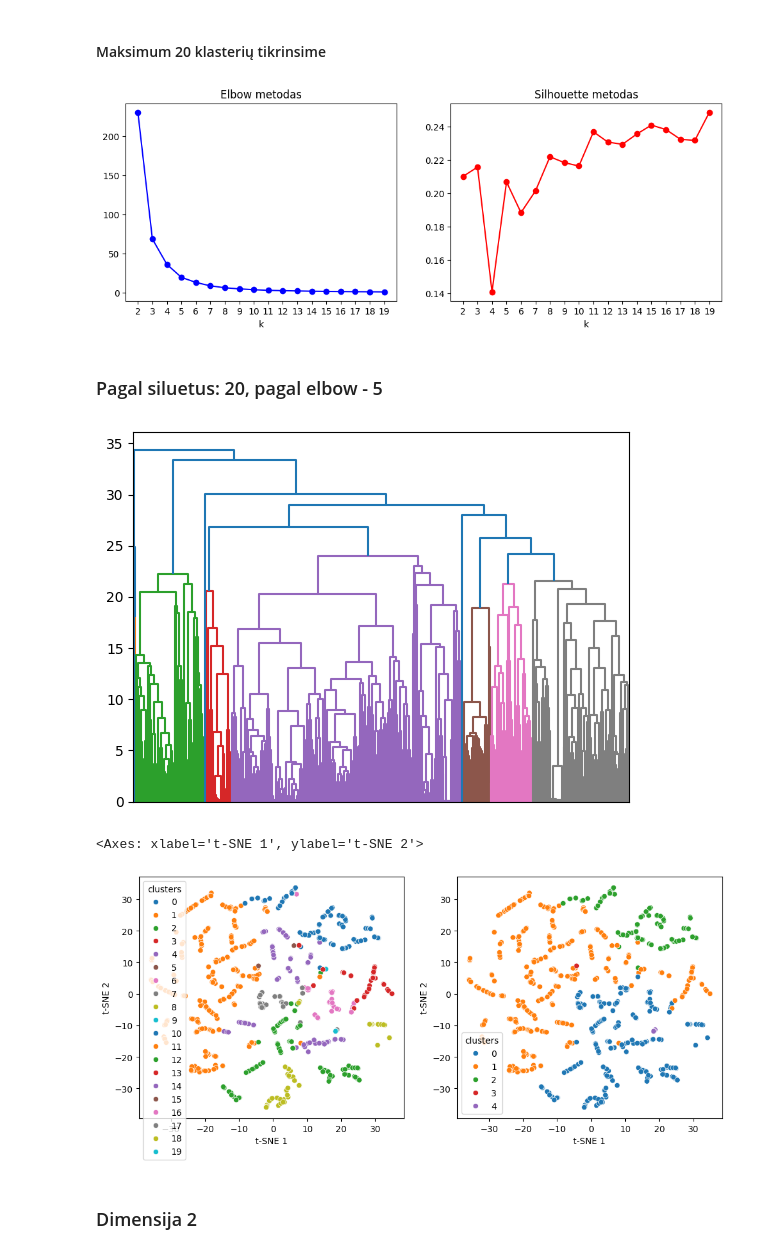
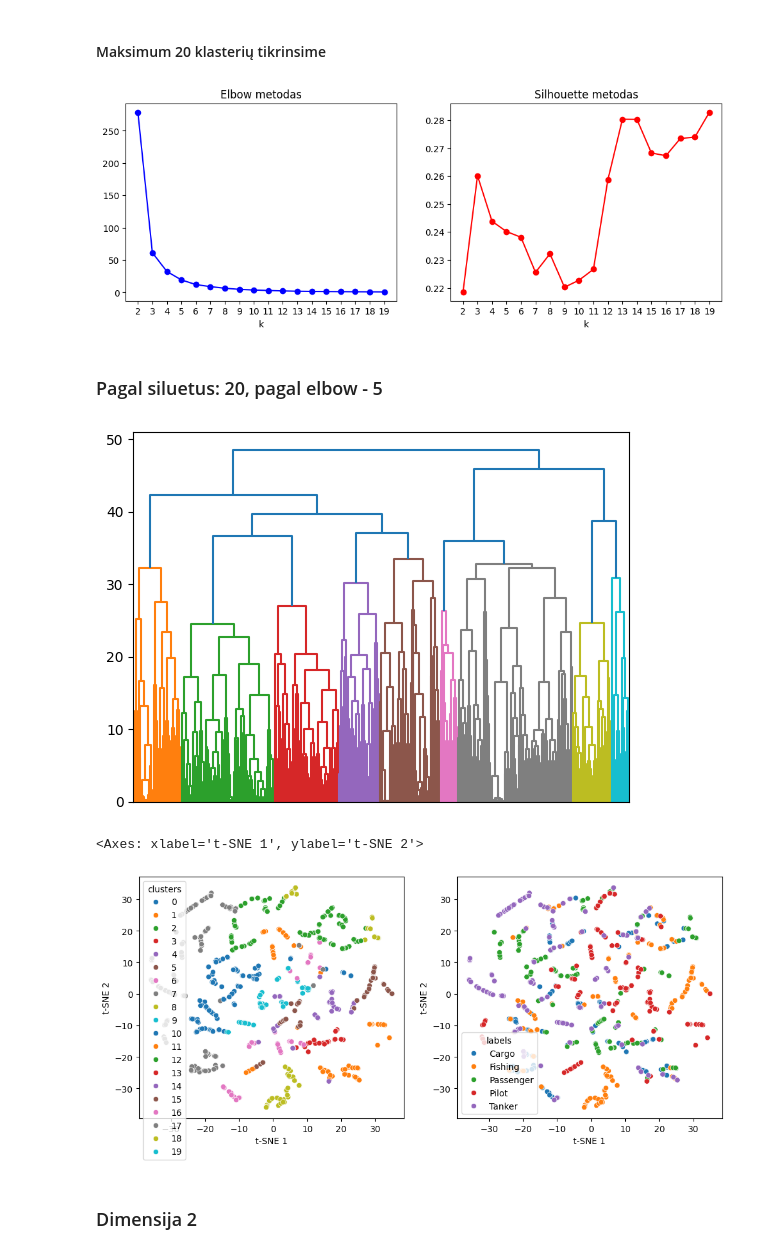
Before and after one commit to lukasjanusauskas/ais-duomenu-vizualizavimas, a Jupyter notebook: 4lab.ipynb, the cells around one changed output. Saved outputs shown, nothing was run; the diff lists cells and outputs as text; code cells hidden in the pictures.

```diff
--- a/4lab.ipynb
+++ b/4lab.ipynb
@@ -240,7 +293,13 @@ def plot_dendrogram(model, **kwargs):
     # Plot the corresponding dendrogram
     dendrogram(linkage_matrix, **kwargs)
 # %%
-silhouette_scores, wcbrc = evaluate_clustering_dist_mat(distance_matrix, 20)
+silhouette_scores, wcbrc, ari_scores, nmi_scores, ch_scores, db_scores = evaluate_clustering_dist_mat(
+    distance_matrix,
+    original_flat,
+    20,
+    labels,
+    linkage='complete'
+)
 
 plt.figure(figsize=(12, 4))
 
@@ -257,4 +316,4 @@ plt.xticks(ticks=range(2,20), labels=[str(x) for x in range(2, 20)])
 
 plt.show()
 # %% [output]
-[figure, old version]
+[figure, new version]
@@ -263,22 +363,17 @@ plt.show()
 # %%
 model = AgglomerativeClustering(
     20, metric='precomputed',
-    linkage='average',
+    linkage='complete',
     compute_distances=True
 )
 
 clusters20 = model.fit_predict(distance_matrix)
-clusters5 = AgglomerativeClustering(
-    5, metric='precomputed',
-    linkage='average',
-    compute_distances=True
-).fit_predict(distance_matrix)
 
 plot_dendrogram(model, truncate_mode="level")
 plt.xticks(ticks=[], labels=[])
 plt.show()
 # %% [output]
-[figure, old version]
+[figure, new version]
 # %%
 fig, axs = plt.subplots(ncols=2, figsize=(12, 5))
 
@@ -296,20 +391,18 @@ sns.scatterplot(
 )
 
 df_res = pd.DataFrame(embedding, columns=['t-SNE 1', 't-SNE 2'])
-df_res['clusters'] = clusters5
-
-n_clusters = len(np.unique(clusters5))
+df_res['labels'] = labels
 
 sns.scatterplot(
     data=df_res, x='t-SNE 1', y='t-SNE 2',
     ax=axs[1],
-    hue='clusters',
+    hue='labels',
     palette='tab10',
     hue_norm=(-0.5, n_clusters - 0.5)
 )
 # %% [output]
 <Axes: xlabel='t-SNE 1', ylabel='t-SNE 2'>
-[figure, old version]
+[figure, new version]
 # %% [markdown]
 ### Dimensija 2
 # %%
```
Also changed, not shown: parts of 20 cells of this notebook.
